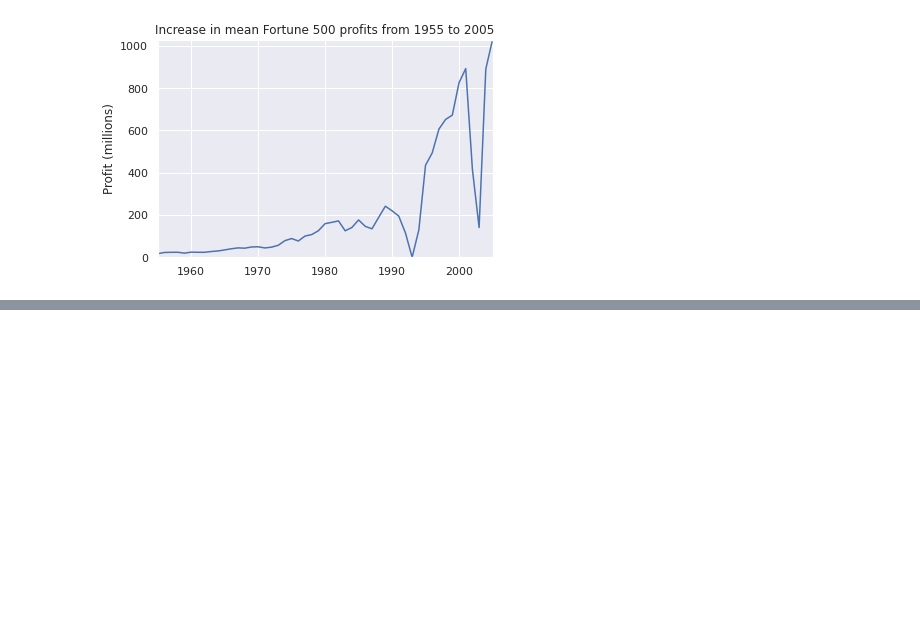
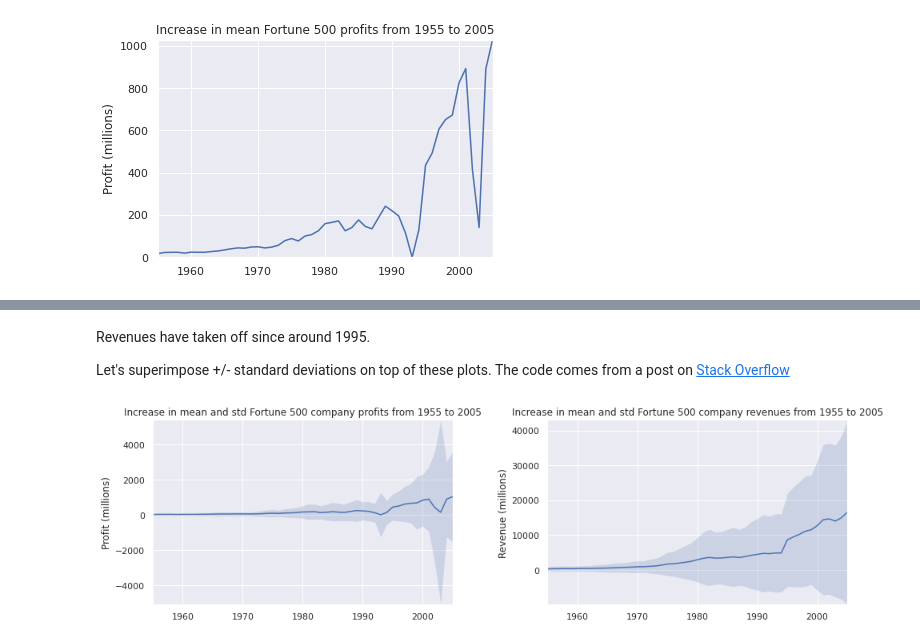
Before and after one commit to duffymo/fatigue-failure, a Jupyter notebook: _notebooks/2021-05-22-jupyter-notebook-tutorial.ipynb, the cells around one changed output, grey strips where cells are left out. Saved outputs shown, nothing was run; the diff lists cells and outputs as text; code cells hidden in the pictures; blank space fills up the shorter version.

Commit message:
Stopped at the histogram of profit years.  A good day.

```diff
--- a/_notebooks/2021-05-22-jupyter-notebook-tutorial.ipynb
+++ b/_notebooks/2021-05-22-jupyter-notebook-tutorial.ipynb
@@ -221,0 +222,18 @@ plot(x, y2, ax, 'Increase in mean Fortune 500 company revenues from 1955 to 2005
+# %% [markdown]
+Revenues have taken off since around 1995.
+
+Let's superimpose +/- standard deviations on top of these plots.  The code comes from a post on [Stack Overflow](https://stackoverflow.com/questions/47581672/replacement-for-deprecated-tsplot/47582329#47582329)
+# %%
+def plot_with_std(x, y, stds, ax, title, y_label):
+    ax.fill_between(x, y - stds, y + stds, alpha=0.2)
+    plot(x, y, ax, title, y_label)
+fig, (ax1, ax2) = plt.subplots(ncols=2)
+title = 'Increase in mean and std Fortune 500 company %s from 1955 to 2005'
+stds1 = group_by_year.std().profit.values
+stds2 = group_by_year.std().revenue.values
+plot_with_std(x, y1.values, stds1, ax1, title % 'profits', 'Profit (millions)')
+plot_with_std(x, y2.values, stds2, ax2, title % 'revenues', 'Revenue (millions)')
+fig.set_size_inches(14, 4)
+fig.tight_layout()
+# %% [output]
+[figure, added]
```
Also changed, not shown: parts of 2 cells of this notebook.
